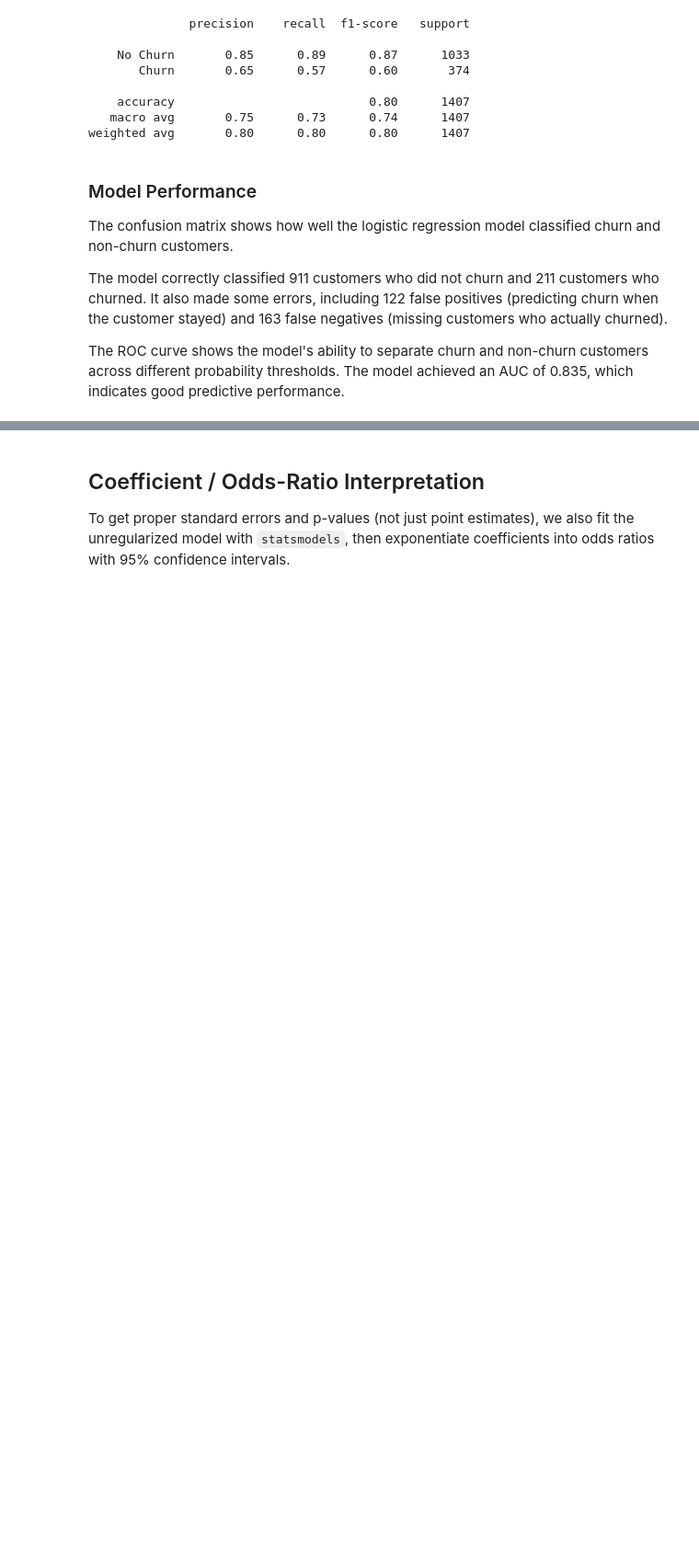
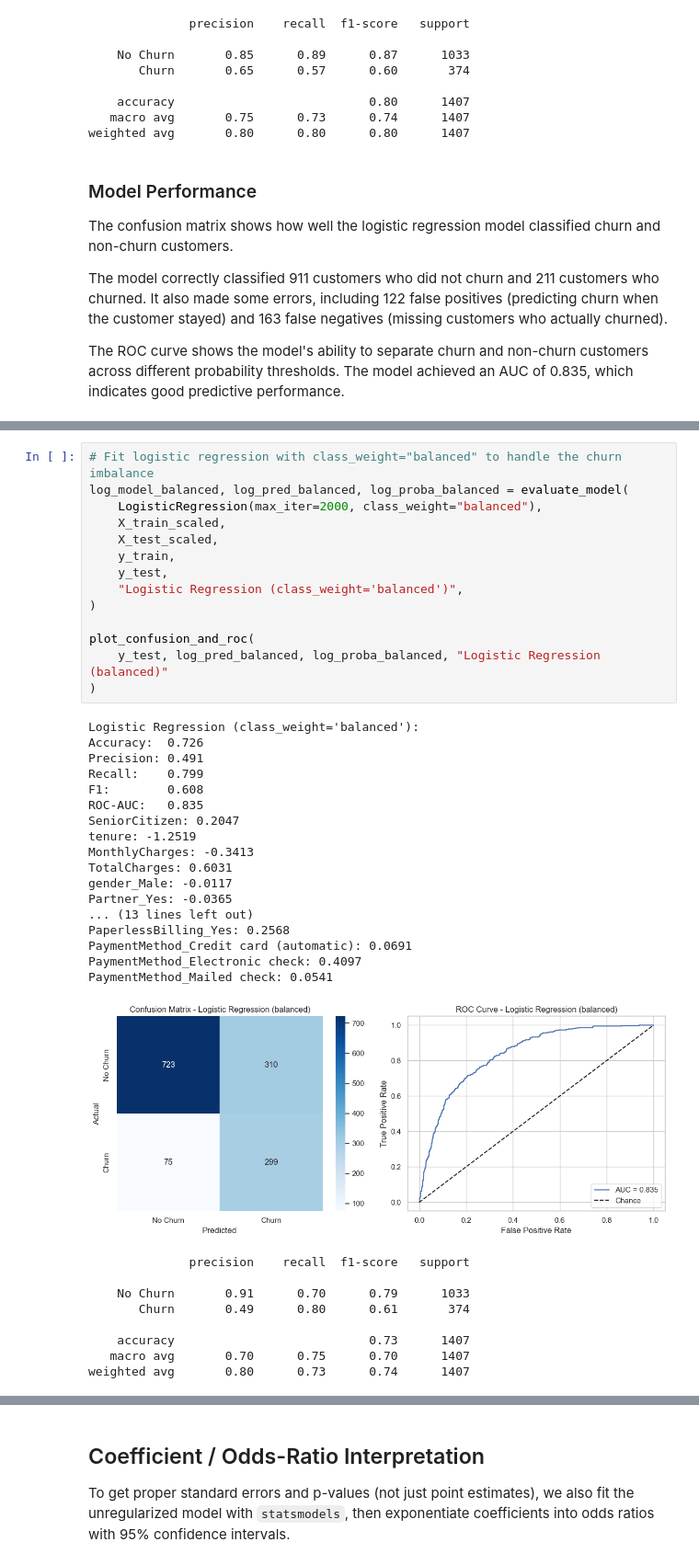
Before and after one commit to tonantzin-real/AIPI590_w2_assumption_junction, a Jupyter notebook: farnoosh_teamname_logistic_regression.ipynb, the cells around one changed output, grey strips where cells are left out. Shown at 92% size. Cells and saved outputs as stored; diff of their text form; blank space fills up the shorter version.

Commit message:
Add class_weight=balanced comparison for handling churn class imbalance

```diff
--- a/farnoosh_teamname_logistic_regression.ipynb
+++ b/farnoosh_teamname_logistic_regression.ipynb
@@ -422,0 +427,41 @@ The ROC curve shows the model's ability to separate churn and non-churn customer
+# %%
+# Fit logistic regression with class_weight="balanced" to handle the churn imbalance
+log_model_balanced, log_pred_balanced, log_proba_balanced = evaluate_model(
+    LogisticRegression(max_iter=2000, class_weight="balanced"),
+    X_train_scaled,
+    X_test_scaled,
+    y_train,
+    y_test,
+    "Logistic Regression (class_weight='balanced')",
+)
+
+plot_confusion_and_roc(
+    y_test, log_pred_balanced, log_proba_balanced, "Logistic Regression (balanced)"
+)
+# %% [output]
+Logistic Regression (class_weight='balanced'):
+Accuracy:  0.726
+Precision: 0.491
+Recall:    0.799
+F1:        0.608
+ROC-AUC:   0.835
+SeniorCitizen: 0.2047
+tenure: -1.2519
+MonthlyCharges: -0.3413
+TotalCharges: 0.6031
+gender_Male: -0.0117
+Partner_Yes: -0.0365
+... (13 lines left out)
+PaperlessBilling_Yes: 0.2568
+PaymentMethod_Credit card (automatic): 0.0691
+PaymentMethod_Electronic check: 0.4097
+PaymentMethod_Mailed check: 0.0541
+[figure, added]
+              precision    recall  f1-score   support
+
+    No Churn       0.91      0.70      0.79      1033
+       Churn       0.49      0.80      0.61       374
+
+    accuracy                           0.73      1407
+   macro avg       0.70      0.75      0.70      1407
+weighted avg       0.80      0.73      0.74      1407
```
Also changed, not shown: parts of 2 cells of this notebook.
